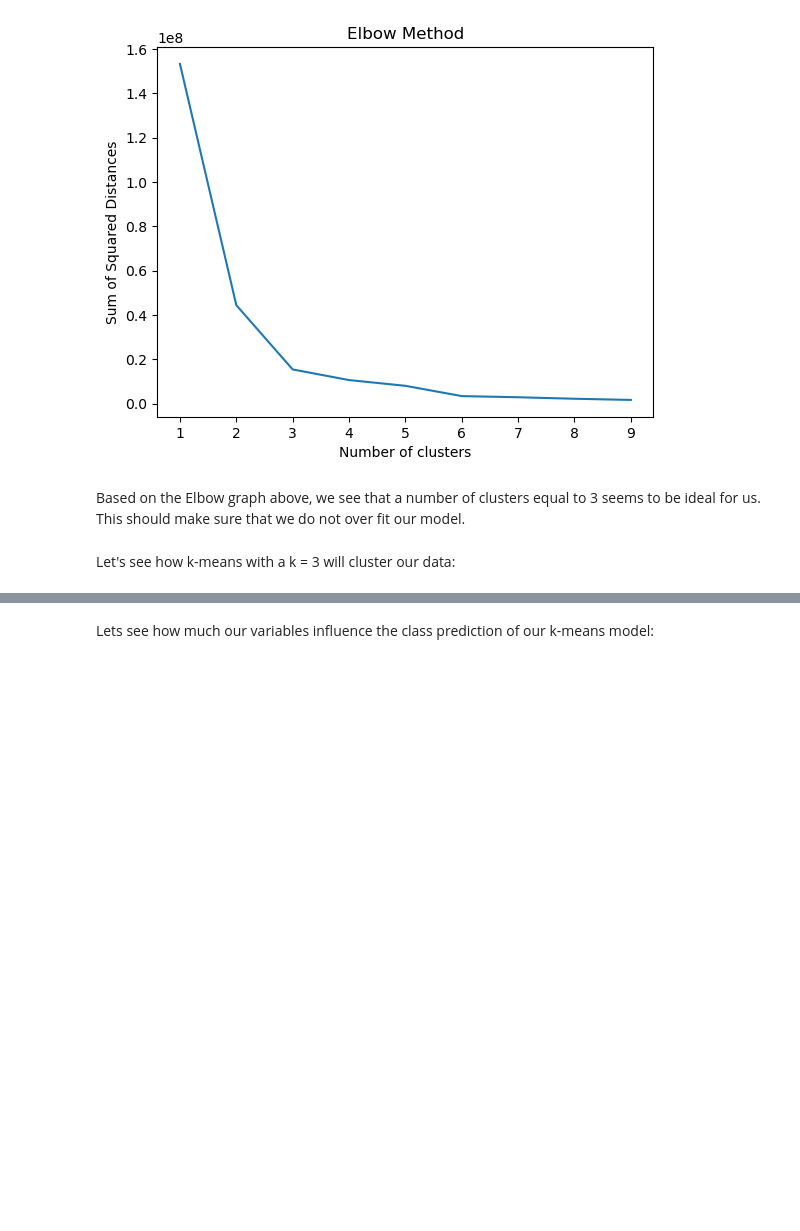
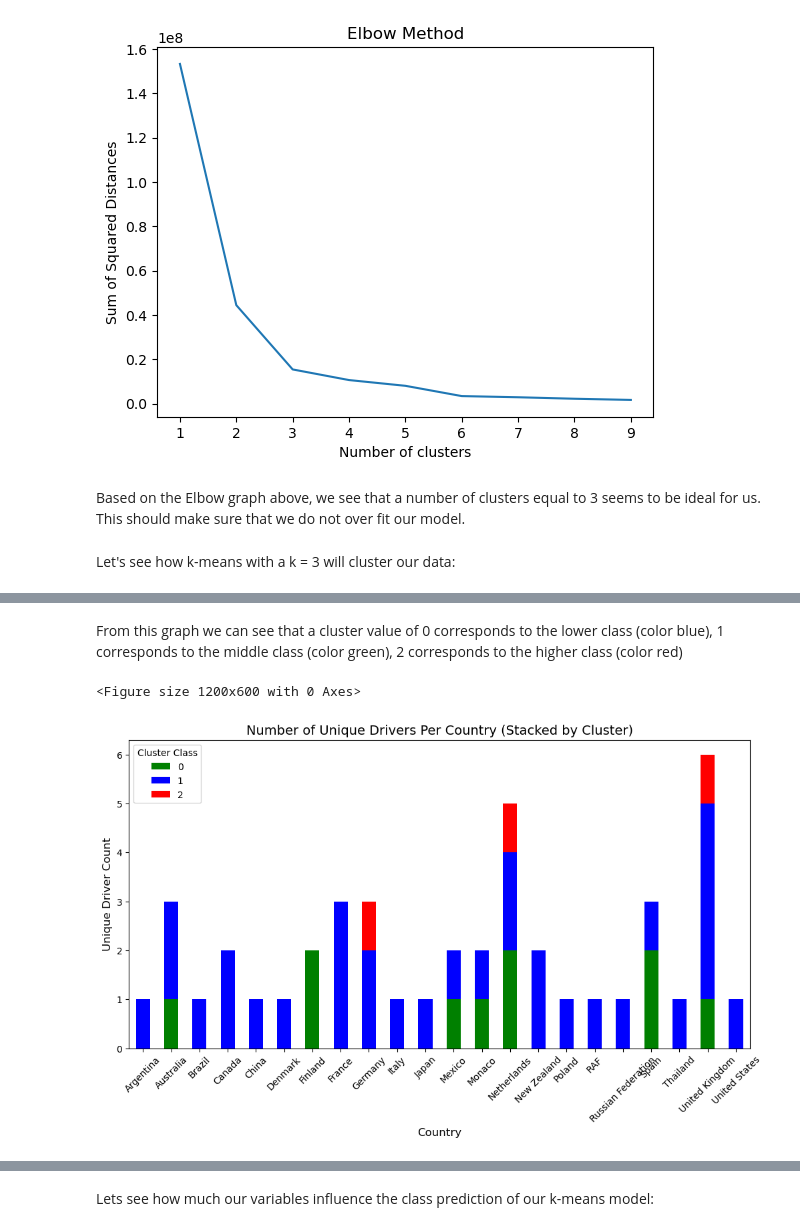
Before and after one commit to Dekamayaro/F1-Prediction-Project, a Jupyter notebook: project.ipynb, the cells around one changed output, grey strips where cells are left out. Cells and saved outputs as stored; diff of their text form; code cells hidden in the pictures; blank space fills up the shorter version.

```diff
--- a/project.ipynb
+++ b/project.ipynb
@@ -210,0 +211,29 @@ all_drivers.head()
+# %% [markdown]
+From this graph we can see that a cluster value of 0 corresponds to the lower class (color blue), 1 corresponds to the middle class (color green), 2 corresponds to the higher class (color red)
+# %%
+all_drivers = all_drivers[all_drivers["Country"] != "Sapin"]
+# Step 1: Remove duplicates only when both "Number" and "Cluster" match
+unique_drivers = all_drivers.drop_duplicates(subset=["Number", "Cluster"])
+
+# Step 2: Count unique drivers per country and per cluster
+country_cluster_counts = unique_drivers.groupby(["Country", "Cluster"]).size().unstack(fill_value=0)
+
+# Step 3: Plot stacked bar chart
+plt.figure(figsize=(12, 6))
+colors = {0: "green", 1: "blue", 2: "red"}  # Custom color mapping
+country_cluster_counts.plot(kind="bar", stacked=True,
+                            color=[colors[c] for c in country_cluster_counts.columns],
+                            figsize=(12, 6))
+
+# Labels and title
+plt.title("Number of Unique Drivers Per Country (Stacked by Cluster)", fontsize=14)
+plt.xlabel("Country", fontsize=12)
+plt.ylabel("Unique Driver Count", fontsize=12)
+plt.xticks(rotation=45)  # Rotate for readability
+plt.legend(title="Cluster Class")
+
+# Show the plot
+plt.show()
+# %% [output]
+<Figure size 1200x600 with 0 Axes>
+[figure, added]
```
Also changed, not shown: parts of 8 cells of this notebook.
